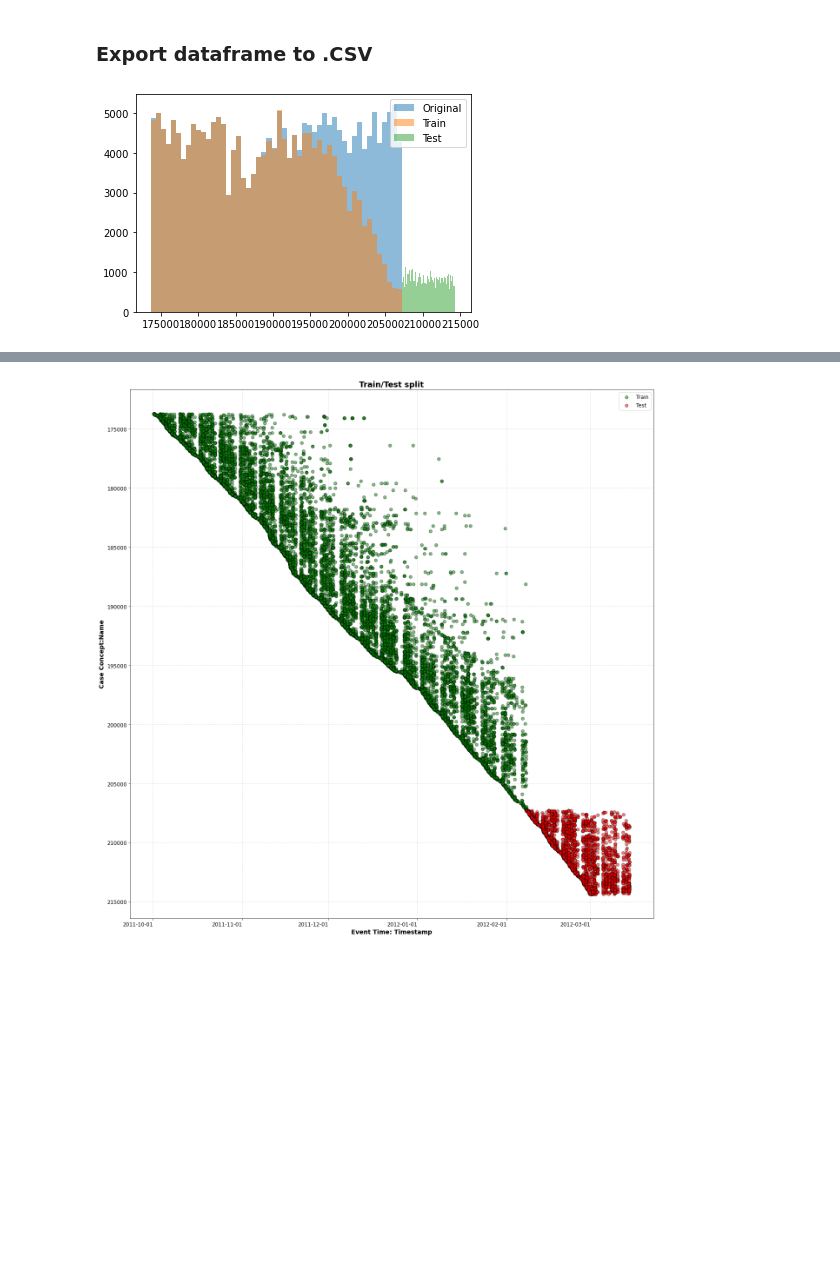
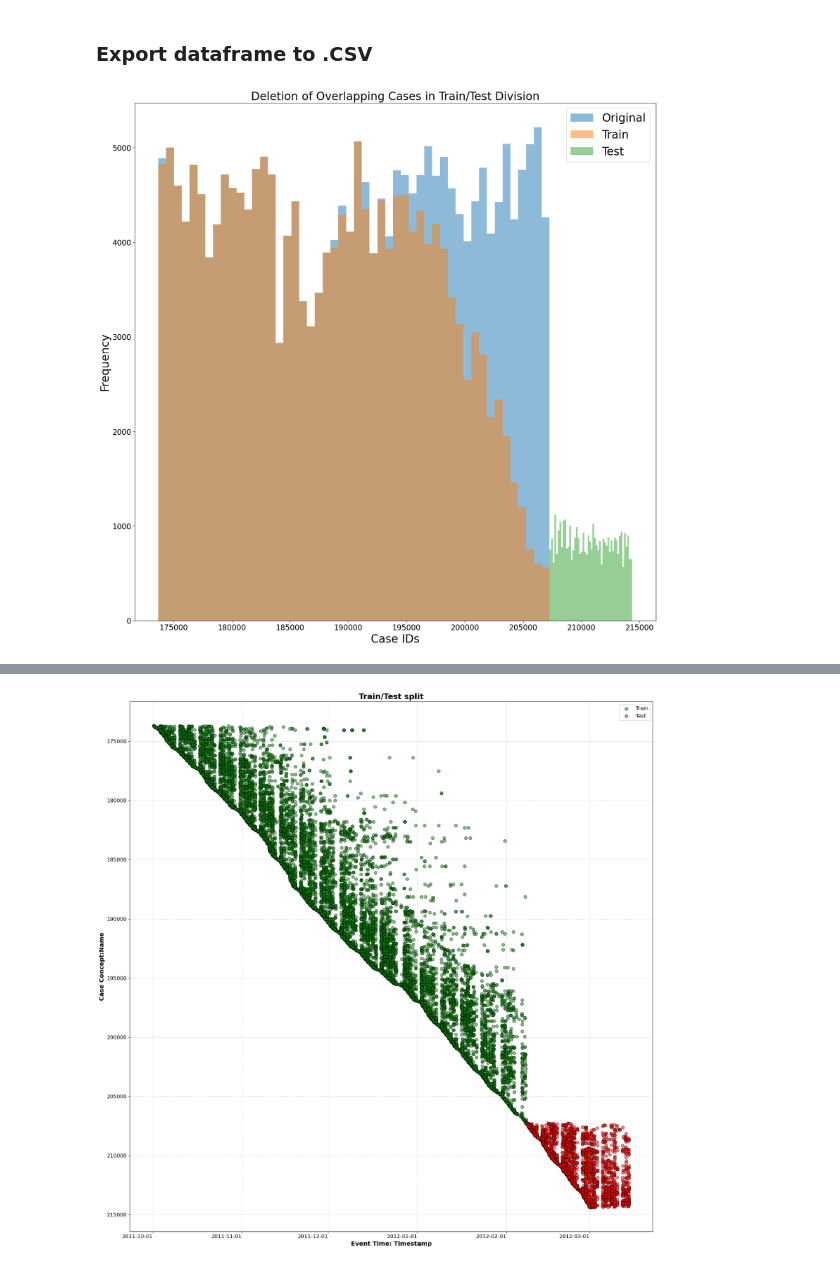
Before and after one commit to KonstantinGeorgiev0/Process-Mining, a Jupyter notebook: preprocessing.ipynb, the cells around one changed output, grey strips where cells are left out. Saved outputs shown, nothing was run; the diff lists cells and outputs as text; code cells hidden in the pictures; blank space fills up the shorter version.

```diff
--- a/preprocessing.ipynb
+++ b/preprocessing.ipynb
@@ -218,8 +218,9 @@ False
 # Find the timestamp of the first event in the test set
 first_test_event_timestamp = test['event time:timestamp'].min()
 
-# Filter out cases that end after the first test event starts or start before the first train event
-train_data_filtered = train.groupby('case concept:name').filter(lambda g: g['event time:timestamp'].min() < first_test_event_timestamp and g['event time:timestamp'].max() > first_test_event_timestamp)
+# Filter out cases that end after the first test event starts or start before the first train event ends
+
+train_data_filtered = train.groupby('case concept:name').filter(lambda g: g['event time:timestamp'].min() < first_test_event_timestamp and g['event time:timestamp'].max() < first_test_event_timestamp)
 # %%
 train.shape, test.shape
 # %% [output]
@@ -238,18 +239,31 @@ Timestamp('2012-02-07 20:30:15.364000')
 train_data_filtered.to_csv('preprocessed_train.csv')
 test.to_csv('preprocessed_test.csv')
 # %%
-
 # Plot histogram of the feature in the original dataset
 plt.hist(train['case concept:name'], bins=50, alpha=0.5, label='Original')
 
 # Plot histogram of the feature in the training set
 plt.hist(train_data_filtered['case concept:name'], bins=50, alpha=0.5, label='Train')
 
 # Plot histogram of the feature in the testing set
 plt.hist(test['case concept:name'], bins=50, alpha=0.5, label='Test')
 
-plt.legend(loc='upper right')
+# Add a title
+plt.title('Deletion of Overlapping Cases in Train/Test Division', size=24)
+
+# Add x and y axis labels
+plt.xlabel('Case IDs', size=24)
+plt.ylabel('Frequency', size=24)
+
+# Enlarge x and y axis numbers
+plt.xticks(fontsize=16)
+plt.yticks(fontsize=16)
+
+# Set the legend location and size
+plt.legend(loc='upper right', prop={'size': 24})
+
+# Display the plot
 plt.show()
 # %% [output]
-[figure, old version]
+[figure, new version]
 # %%
```
Also changed, not shown: parts of 3 cells of this notebook.
